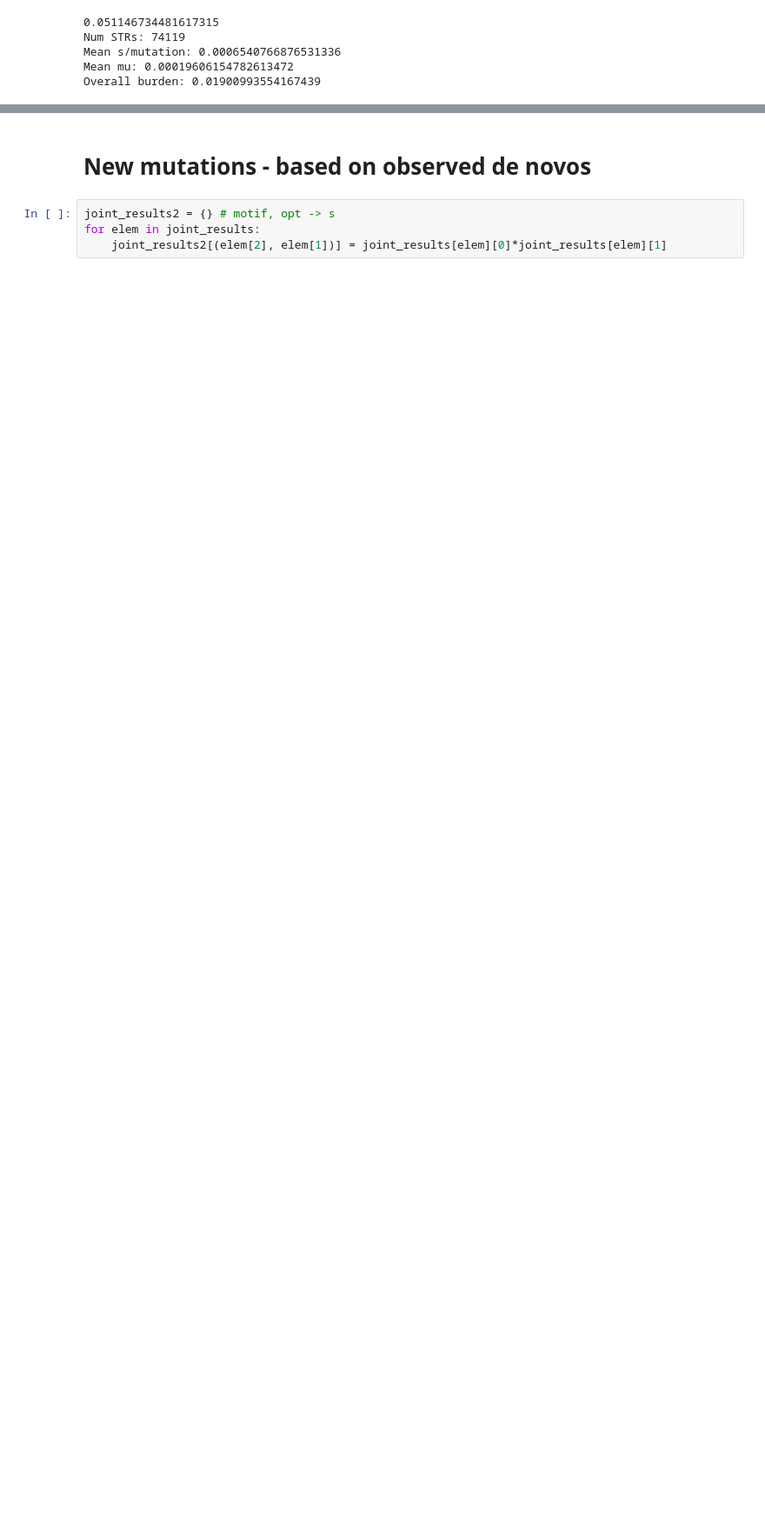
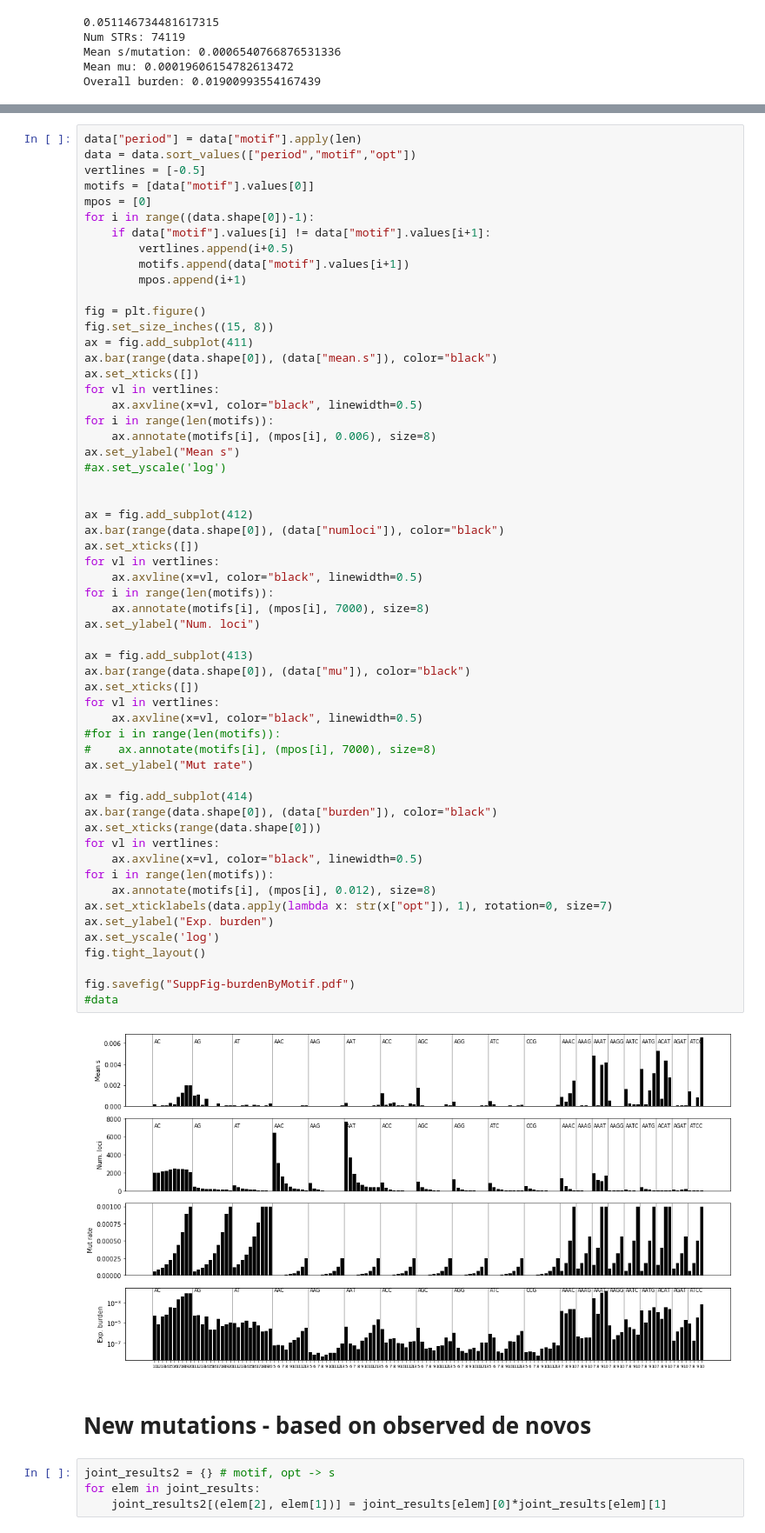
Before and after one commit to BonnieCSE/STRSelection, a Jupyter notebook: figures/Figure4-MG.ipynb, the cells around one changed output, grey strips where cells are left out. Shown at 87% size. Drawn from its saved outputs; the diff is of its cells as text; blank space fills up the shorter version.

```diff
--- a/figures/Figure4-MG.ipynb
+++ b/figures/Figure4-MG.ipynb
@@ -133,3 +133,62 @@ Overall burden: 0.01900993554167439
+# %%
+data["period"] = data["motif"].apply(len)
+data = data.sort_values(["period","motif","opt"])
+vertlines = [-0.5]
+motifs = [data["motif"].values[0]]
+mpos = [0]
+for i in range((data.shape[0])-1):
+    if data["motif"].values[i] != data["motif"].values[i+1]:
+        vertlines.append(i+0.5)
+        motifs.append(data["motif"].values[i+1])
+        mpos.append(i+1)
+
+fig = plt.figure()
+fig.set_size_inches((15, 8))
+ax = fig.add_subplot(411)
+ax.bar(range(data.shape[0]), (data["mean.s"]), color="black")
+ax.set_xticks([])
+for vl in vertlines:
+    ax.axvline(x=vl, color="black", linewidth=0.5)
+for i in range(len(motifs)):
+    ax.annotate(motifs[i], (mpos[i], 0.006), size=8)
+ax.set_ylabel("Mean s")
+#ax.set_yscale('log')
+
+
+ax = fig.add_subplot(412)
+ax.bar(range(data.shape[0]), (data["numloci"]), color="black")
+ax.set_xticks([])
+for vl in vertlines:
+    ax.axvline(x=vl, color="black", linewidth=0.5)
+for i in range(len(motifs)):
+    ax.annotate(motifs[i], (mpos[i], 7000), size=8)
+ax.set_ylabel("Num. loci")
+
+ax = fig.add_subplot(413)
+ax.bar(range(data.shape[0]), (data["mu"]), color="black")
+ax.set_xticks([])
+for vl in vertlines:
+    ax.axvline(x=vl, color="black", linewidth=0.5)
+#for i in range(len(motifs)):
+#    ax.annotate(motifs[i], (mpos[i], 7000), size=8)
+ax.set_ylabel("Mut rate")
+
+ax = fig.add_subplot(414)
+ax.bar(range(data.shape[0]), (data["burden"]), color="black")
+ax.set_xticks(range(data.shape[0]))
+for vl in vertlines:
+    ax.axvline(x=vl, color="black", linewidth=0.5)
+for i in range(len(motifs)):
+    ax.annotate(motifs[i], (mpos[i], 0.012), size=8)
+ax.set_xticklabels(data.apply(lambda x: str(x["opt"]), 1), rotation=0, size=7)
+ax.set_ylabel("Exp. burden")
+ax.set_yscale('log')
+fig.tight_layout()
+
+fig.savefig("SuppFig-burdenByMotif.pdf")
+#data
+# %% [output]
+[figure, added]
 # %% [markdown]
 # New mutations - based on observed de novos
 # %%
```
Also changed, not shown: parts of 4 cells of this notebook.
